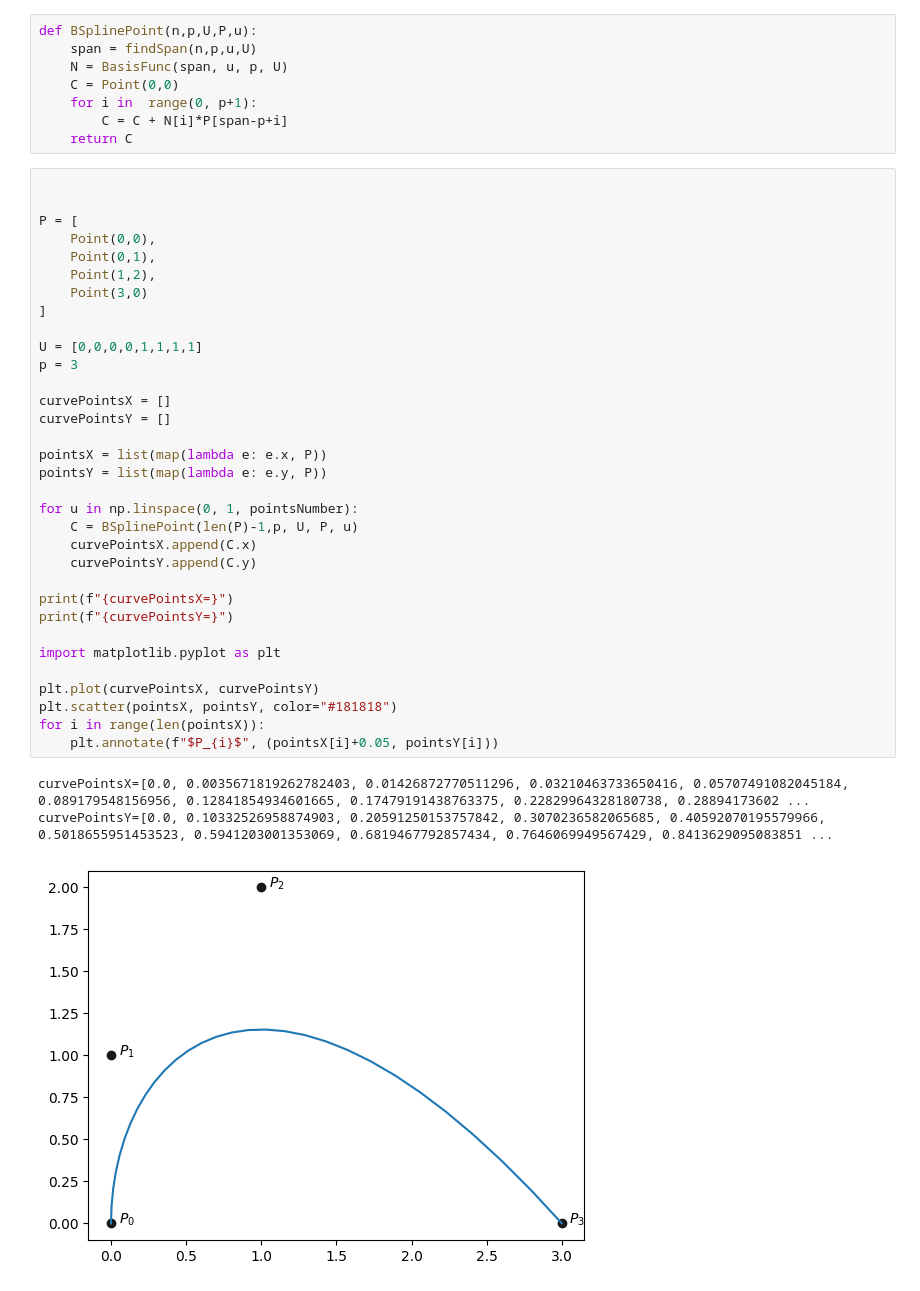
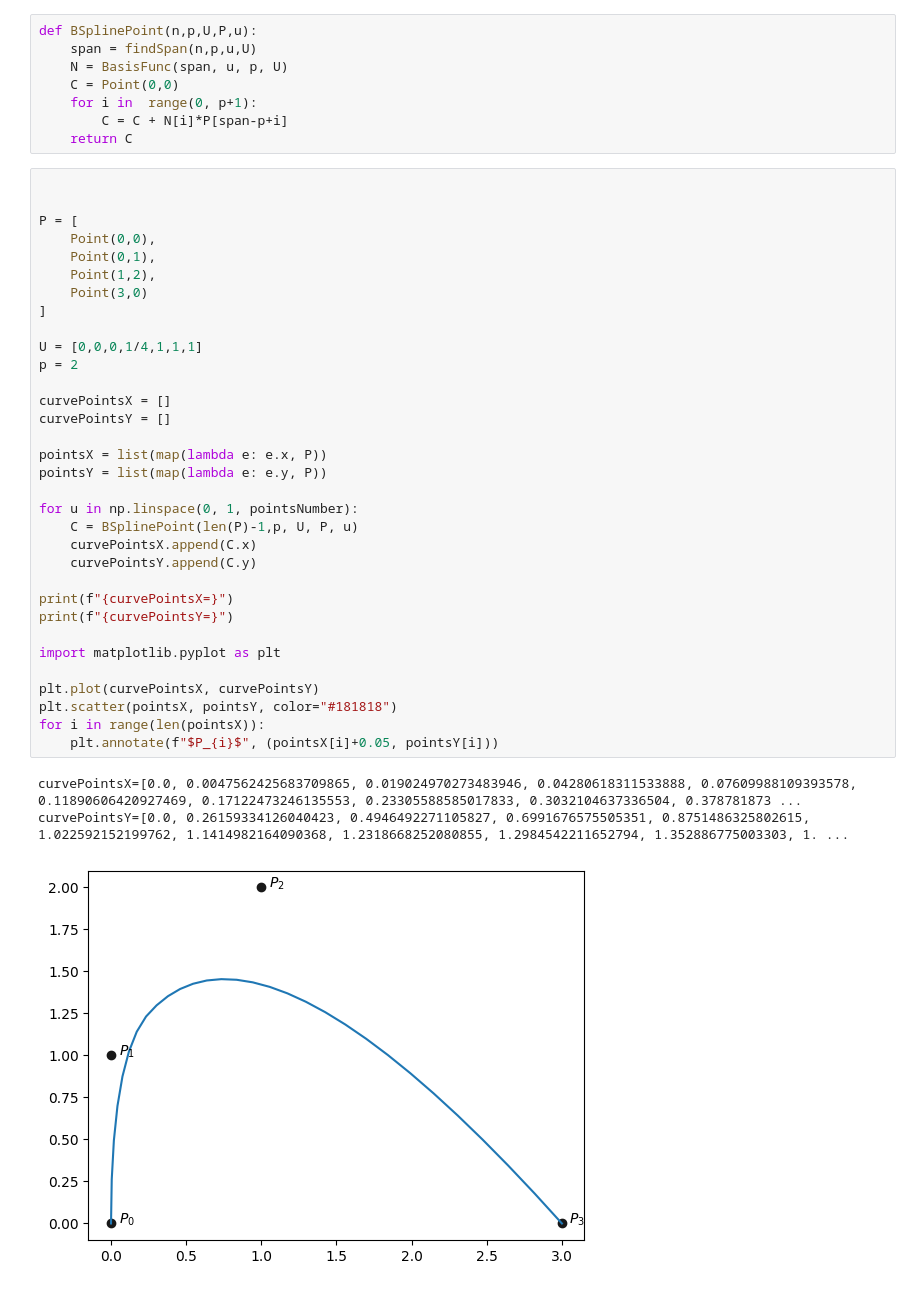
Before and after one commit to psttq/coursework-geometric_modelling, a Jupyter notebook: algorithms_test.ipynb, the cells around one changed output. Drawn from its saved outputs; the diff is of its cells as text.

```diff
--- a/algorithms_test.ipynb
+++ b/algorithms_test.ipynb
@@ -314,35 +314,35 @@ def BSplinePoint(n,p,U,P,u):
 
 P = [
     Point(0,0),
     Point(0,1),
     Point(1,2),
     Point(3,0)
 ]
 
-U = [0,0,0,0,1,1,1,1]
-p = 3
+U = [0,0,0,1/4,1,1,1]
+p = 2
 
 curvePointsX = []
 curvePointsY = []
 
 pointsX = list(map(lambda e: e.x, P))
 pointsY = list(map(lambda e: e.y, P))
 
 for u in np.linspace(0, 1, pointsNumber):
     C = BSplinePoint(len(P)-1,p, U, P, u)
     curvePointsX.append(C.x)
     curvePointsY.append(C.y)
 
 print(f"{curvePointsX=}")
 print(f"{curvePointsY=}")
 
 import matplotlib.pyplot as plt
 
 plt.plot(curvePointsX, curvePointsY)
 plt.scatter(pointsX, pointsY, color="#181818")
 for i in range(len(pointsX)):
     plt.annotate(f"$P_{i}$", (pointsX[i]+0.05, pointsY[i]))
 # %% [output]
-curvePointsX=[0.0, 0.0035671819262782403, 0.01426872770511296, 0.03210463733650416, 0.05707491082045184, 0.089179548156956, 0.12841854934601665, 0.17479191438763375, 0.22829964328180738, 0.28894173602 ...
-curvePointsY=[0.0, 0.10332526958874903, 0.20591250153757842, 0.3070236582065685, 0.40592070195579966, 0.5018655951453523, 0.5941203001353069, 0.6819467792857434, 0.7646069949567429, 0.8413629095083851 ...
+curvePointsX=[0.0, 0.0047562425683709865, 0.019024970273483946, 0.04280618311533888, 0.07609988109393578, 0.11890606420927469, 0.17122473246135553, 0.23305588585017833, 0.3032104637336504, 0.378781873 ...
+curvePointsY=[0.0, 0.26159334126040423, 0.4946492271105827, 0.6991676575505351, 0.8751486325802615, 1.022592152199762, 1.1414982164090368, 1.2318668252080855, 1.2984542211652794, 1.352886775003303, 1. ...
-[figure, old version]
+[figure, new version]
```
Also changed, not shown: parts of 2 cells of this notebook, 7 other files.
